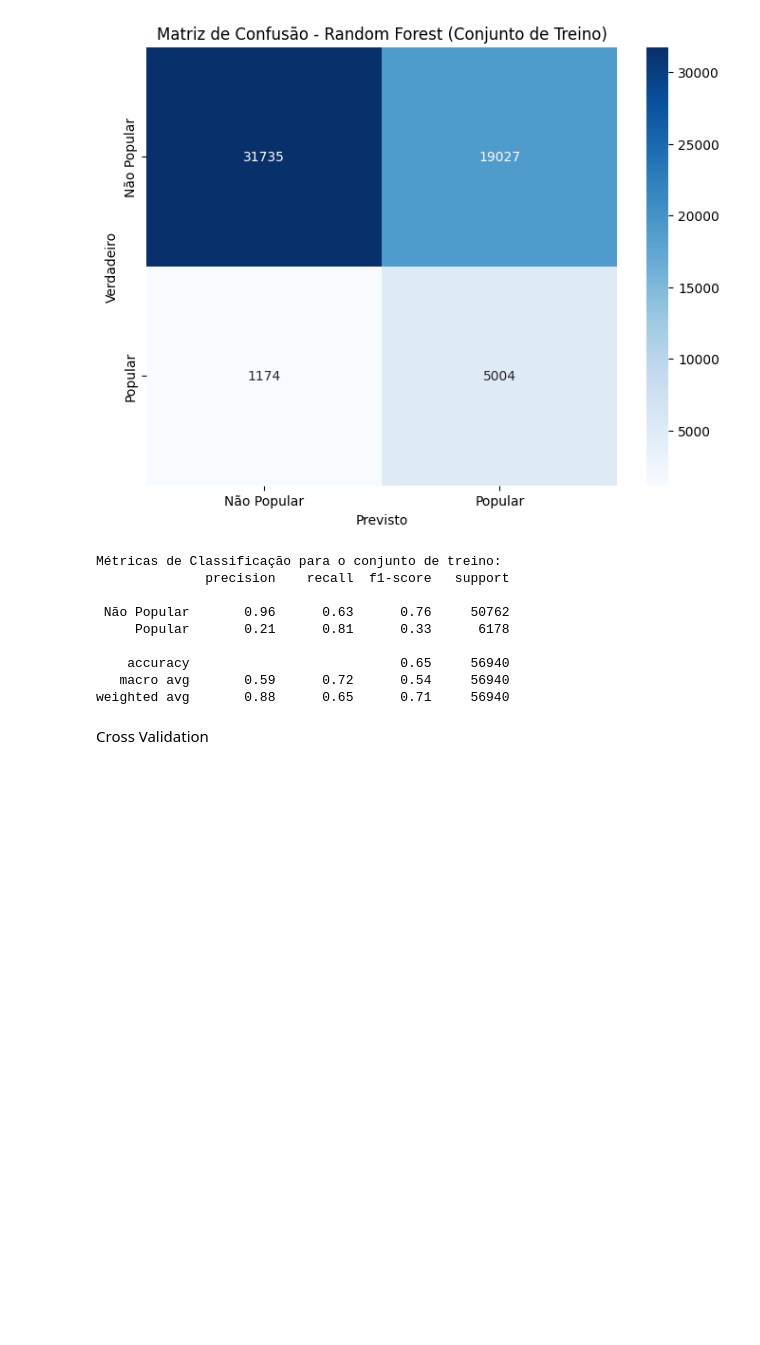
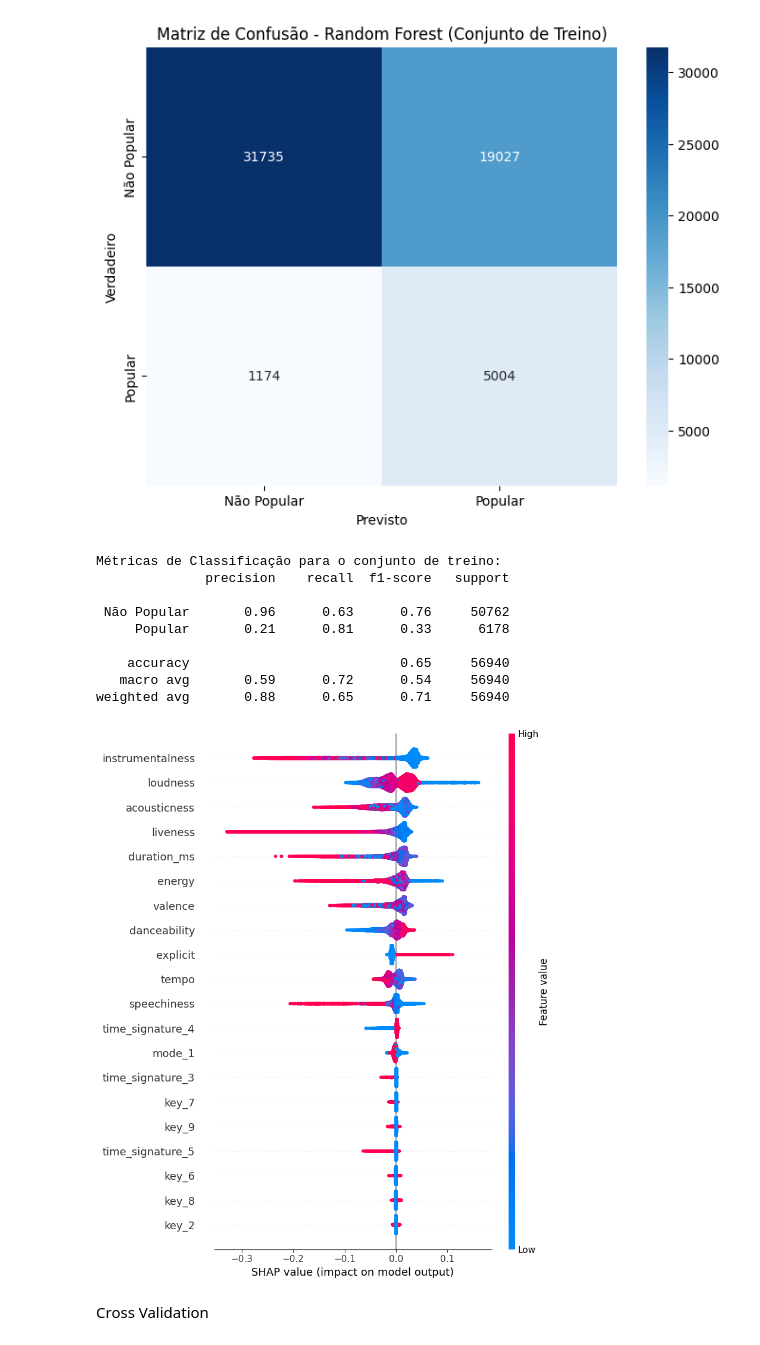
Before and after one commit to allanjfarias/PISI3, a Jupyter notebook: notebooks/random_forest.ipynb, the cells around one changed output. Cells and saved outputs as stored; diff of their text form; code cells hidden in the pictures; blank space fills up the shorter version.

Commit message:
RF Shap

```diff
--- a/notebooks/random_forest.ipynb
+++ b/notebooks/random_forest.ipynb
@@ -148,6 +158,15 @@ Métricas de Classificação para o conjunto de treino:
     accuracy                           0.65     56940
    macro avg       0.59      0.72      0.54     56940
 weighted avg       0.88      0.65      0.71     56940
+# %%
+# Gerar valores SHAP para o modelo Random Forest
+explainer = shap.TreeExplainer(model)
+shap_values = explainer.shap_values(X_test)
+
+# Gráfico summary plot para a classe 1 (Popular)
+shap.summary_plot(shap_values[:, :, 1], X_test, feature_names=X_test.columns)
+# %% [output]
+[figure, added]
 # %% [markdown]
 Cross Validation
 # %%
```
Also changed, not shown: parts of 2 cells of this notebook.
